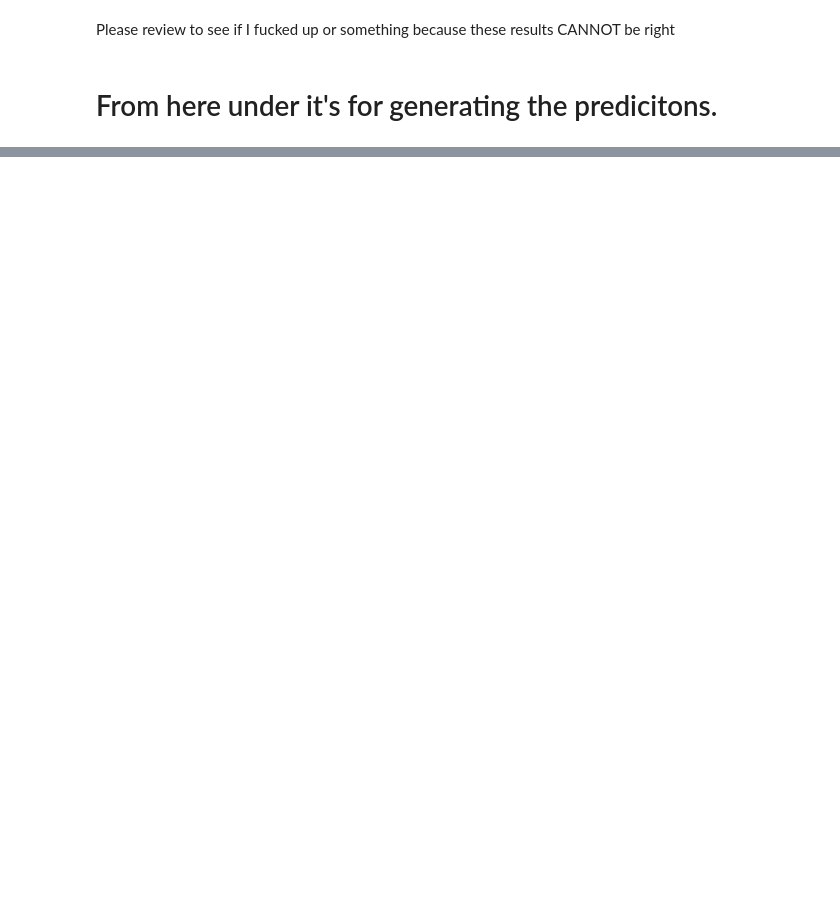
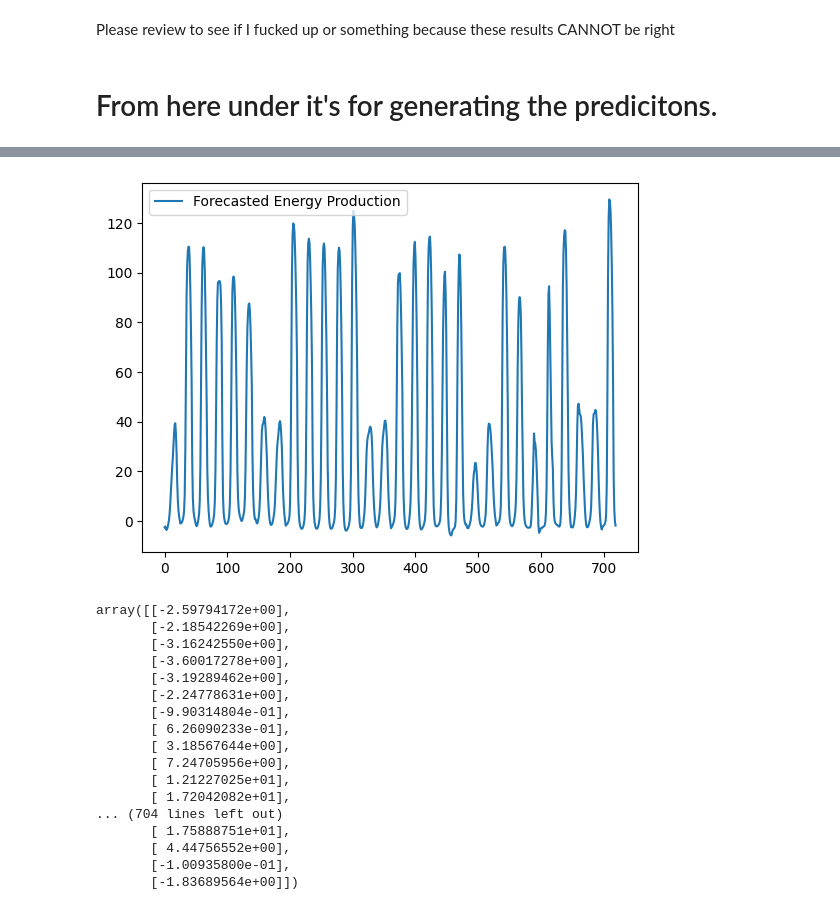
Before and after one commit to Daryox/Repsol-Datathon, a Jupyter notebook: generationLSTM.ipynb, the cells around one changed output, grey strips where cells are left out. Drawn from its saved outputs; the diff is of its cells as text; code cells hidden in the pictures; blank space fills up the shorter version.

```diff
--- a/generationLSTM.ipynb
+++ b/generationLSTM.ipynb
@@ -402,0 +456,11 @@ last_known_data = df[df['ds'] >= '2024-08-31'].copy()
+# %%
+# Apply Cyclical Encoding
+future_df['hour_sin'] = np.sin(2 * np.pi * future_df['hour'] / 24)
+future_df['hour_cos'] = np.cos(2 * np.pi * future_df['hour'] / 24)
+future_df.drop(["hour"], axis=1, inplace=True)
+# %%
+scalers1 = {}
+for col in future_df.columns:
+    if col not in ["ds"]:  # Exclude timestamp
+        scalers[col] = MinMaxScaler()
+        future_df[col] = scalers[col].fit_transform(future_df[[col]])
@@ -402,0 +517,27 @@ last_known_data = df[df['ds'] >= '2024-08-31'].copy()
+# %%
+future_predictions = predict_future_values(model, future_df, seq_length)
+
+# Plot future predictions
+plt.plot(future_predictions, label="Forecasted Energy Production")
+plt.legend()
+plt.show()
+future_predictions
+# %% [output]
+[figure, added]
+array([[-2.59794172e+00],
+       [-2.18542269e+00],
+       [-3.16242550e+00],
+       [-3.60017278e+00],
+       [-3.19289462e+00],
+       [-2.24778631e+00],
+       [-9.90314804e-01],
+       [ 6.26090233e-01],
+       [ 3.18567644e+00],
+       [ 7.24705956e+00],
+       [ 1.21227025e+01],
+       [ 1.72042082e+01],
+... (704 lines left out)
+       [ 1.75888751e+01],
+       [ 4.44756552e+00],
+       [-1.00935800e-01],
+       [-1.83689564e+00]])
```
Also changed, not shown: parts of 22 cells of this notebook, 1 other file.
